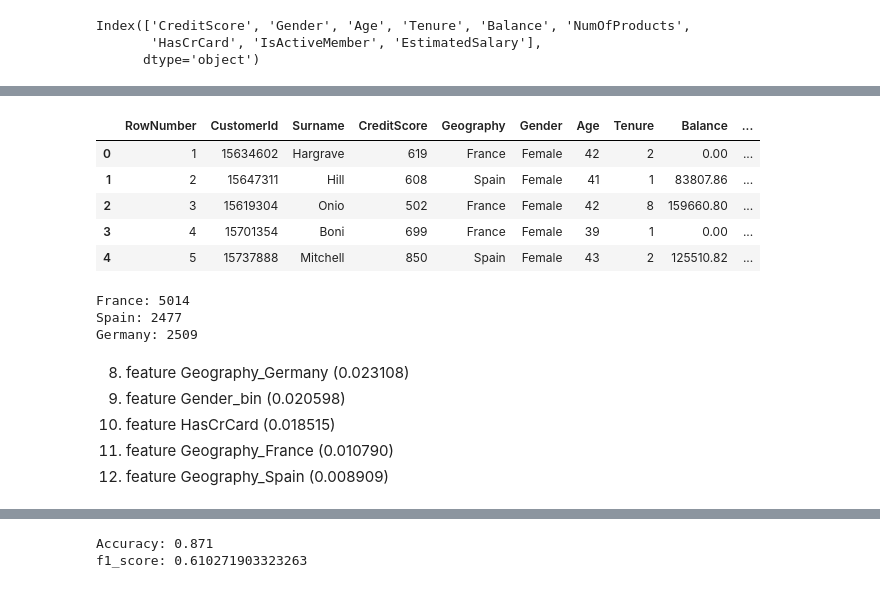
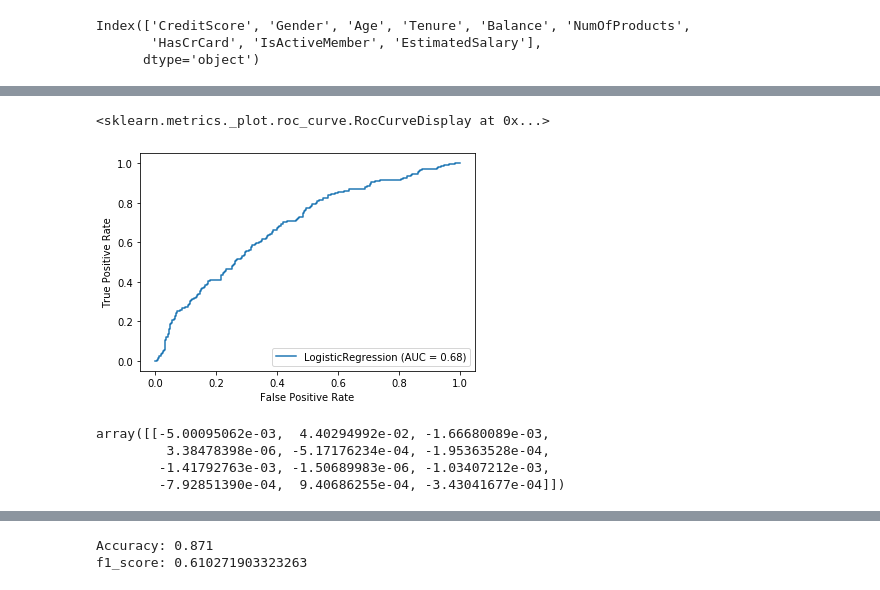
Before and after one commit to Metafiz/ml-base-2020, a Jupyter notebook: Python/bank-customers-churn-prediction.ipynb, the cells around one changed output, grey strips where cells are left out. Drawn from its saved outputs; the diff is of its cells as text; code cells hidden in the pictures.

```diff
--- a/Python/bank-customers-churn-prediction.ipynb
+++ b/Python/bank-customers-churn-prediction.ipynb
@@ -254,16 +352,0 @@ df['Gender_bin'] = labelEncoder_X.fit_transform(df['Gender'])
-# %%
-df.head()
-# %% [output]
-|  | RowNumber | CustomerId | Surname | CreditScore | Geography | Gender | Age | Tenure | Balance | ... |
-| 0 | 1 | 15634602 | Hargrave | 619 | France | Female | 42 | 2 | 0.00 | ... |
-| 1 | 2 | 15647311 | Hill | 608 | Spain | Female | 41 | 1 | 83807.86 | ... |
-| 2 | 3 | 15619304 | Onio | 502 | France | Female | 42 | 8 | 159660.80 | ... |
-| 3 | 4 | 15701354 | Boni | 699 | France | Female | 39 | 1 | 0.00 | ... |
-| 4 | 5 | 15737888 | Mitchell | 850 | Spain | Female | 43 | 2 | 125510.82 | ... |
-# %%
-for i in df['Geography'].unique():
-  print(i + ':', len(df.loc[df['Geography'] == i]))
-# %% [output]
-France: 5014
-Spain: 2477
-Germany: 2509
@@ -274,9 +353,15 @@ df_all = pd.concat([df, countries_dummies], axis=1, sort=False)
-# %% [markdown]
-8. feature Geography_Germany (0.023108)
-9. feature Gender_bin (0.020598)
-10. feature HasCrCard (0.018515)
-11. feature Geography_France (0.010790)
-12. feature Geography_Spain (0.008909)
+# %%
+metrics.plot_roc_curve(logreg, X_test, y_test)
+# %% [output]
+<sklearn.metrics._plot.roc_curve.RocCurveDisplay at 0x...>
+[figure, added]
+# %%
+logreg.coef_
+# %% [output]
+array([[-5.00095062e-03,  4.40294992e-02, -1.66680089e-03,
+         3.38478398e-06, -5.17176234e-04, -1.95363528e-04,
+        -1.41792763e-03, -1.50689983e-06, -1.03407212e-03,
+        -7.92851390e-04,  9.40686255e-04, -3.43041677e-04]])
 # %%
 df_sel = df_all.drop(['RowNumber', 'CustomerId', 'Surname', 'Gender', 'Geography'], axis=1)
 #df_sel = df_all.drop(['RowNumber', 'CustomerId', 'Surname', 'Gender', 'Geography', 'Geography_Germany', 'Gender_bin', 'HasCrCard', 'Geography_France', 'Geography_Spain'], axis=1)
```
Also changed, not shown: parts of 40 cells of this notebook.
